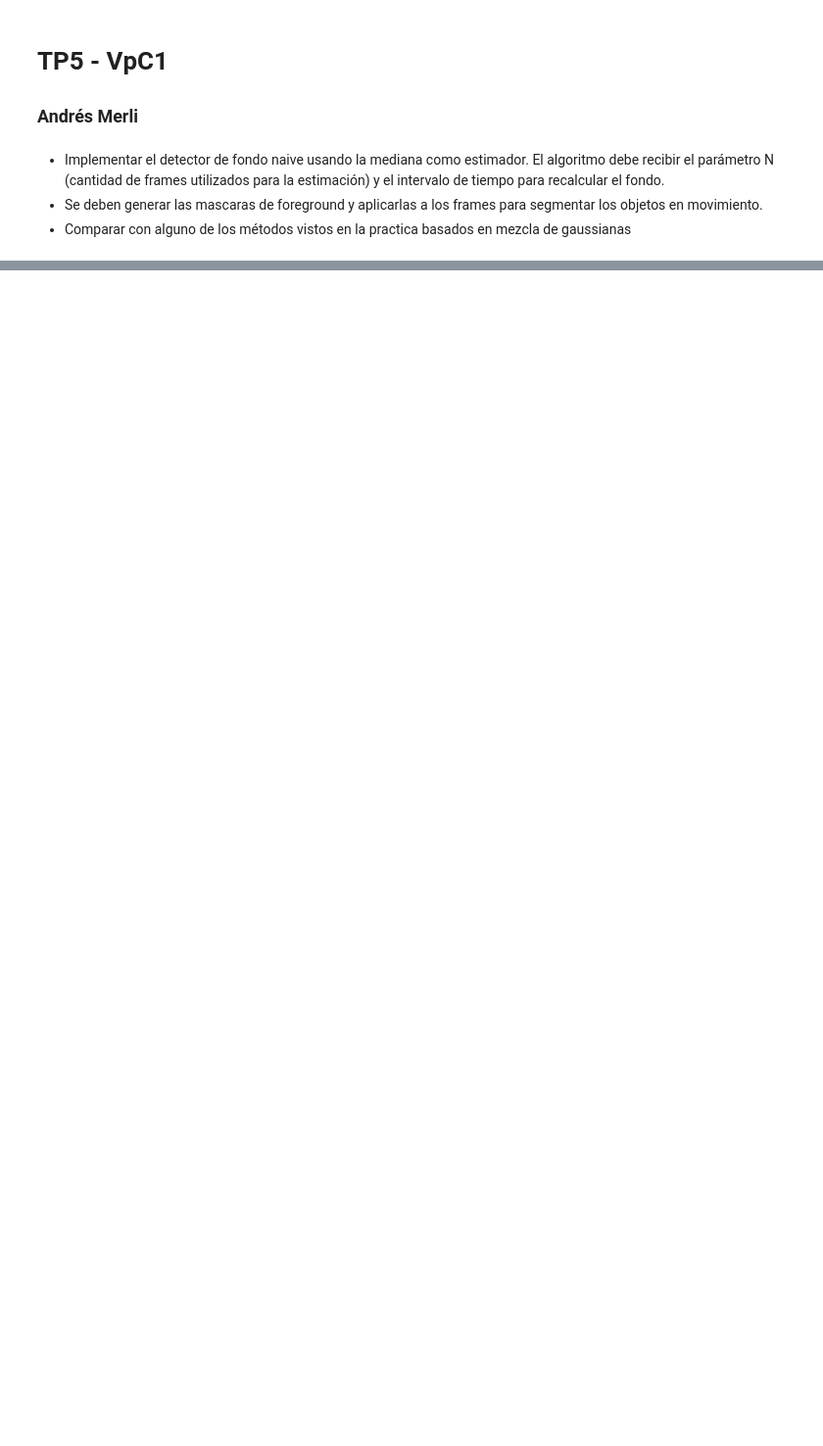
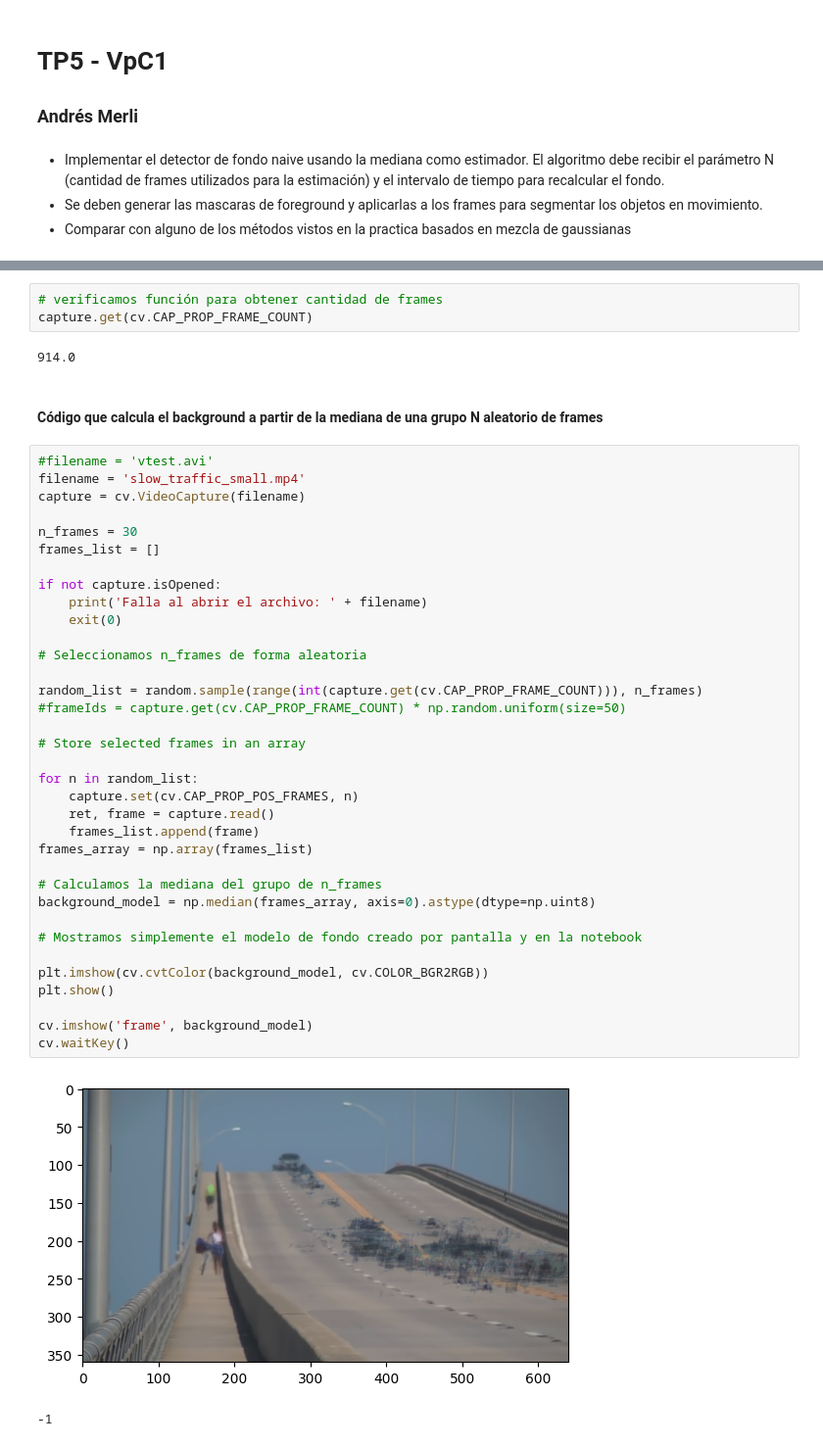
Before and after one commit to Andres-LM/entregas_vp1, a Jupyter notebook: TP5/tp5_andres_merli.ipynb, the cells around one changed output, grey strips where cells are left out. Shown at 98% size. Saved outputs shown, nothing was run; the diff lists cells and outputs as text; blank space fills up the shorter version.

```diff
--- a/TP5/tp5_andres_merli.ipynb
+++ b/TP5/tp5_andres_merli.ipynb
@@ -34,0 +24,45 @@ cv.waitKey()
+# %%
+# verificamos función para obtener cantidad de frames
+capture.get(cv.CAP_PROP_FRAME_COUNT)
+# %% [output]
+914.0
+# %% [markdown]
+#### Código que calcula el background a partir de la mediana de una grupo N aleatorio de frames
+# %%
+#filename = 'vtest.avi'
+filename = 'slow_traffic_small.mp4'
+capture = cv.VideoCapture(filename)
+
+n_frames = 30
+frames_list = []
+
+if not capture.isOpened:
+    print('Falla al abrir el archivo: ' + filename)
+    exit(0)
+
+# Seleccionamos n_frames de forma aleatoria
+
+random_list = random.sample(range(int(capture.get(cv.CAP_PROP_FRAME_COUNT))), n_frames)
+#frameIds = capture.get(cv.CAP_PROP_FRAME_COUNT) * np.random.uniform(size=50)
+
+# Store selected frames in an array
+
+for n in random_list:
+    capture.set(cv.CAP_PROP_POS_FRAMES, n)
+    ret, frame = capture.read()
+    frames_list.append(frame)
+frames_array = np.array(frames_list)
+
+# Calculamos la mediana del grupo de n_frames
+background_model = np.median(frames_array, axis=0).astype(dtype=np.uint8)
+
+# Mostramos simplemente el modelo de fondo creado por pantalla y en la notebook
+
+plt.imshow(cv.cvtColor(background_model, cv.COLOR_BGR2RGB))
+plt.show()
+
+cv.imshow('frame', background_model)
+cv.waitKey()
+# %% [output]
+[figure, added]
+-1
```
Also changed, not shown: parts of 20 cells of this notebook.
